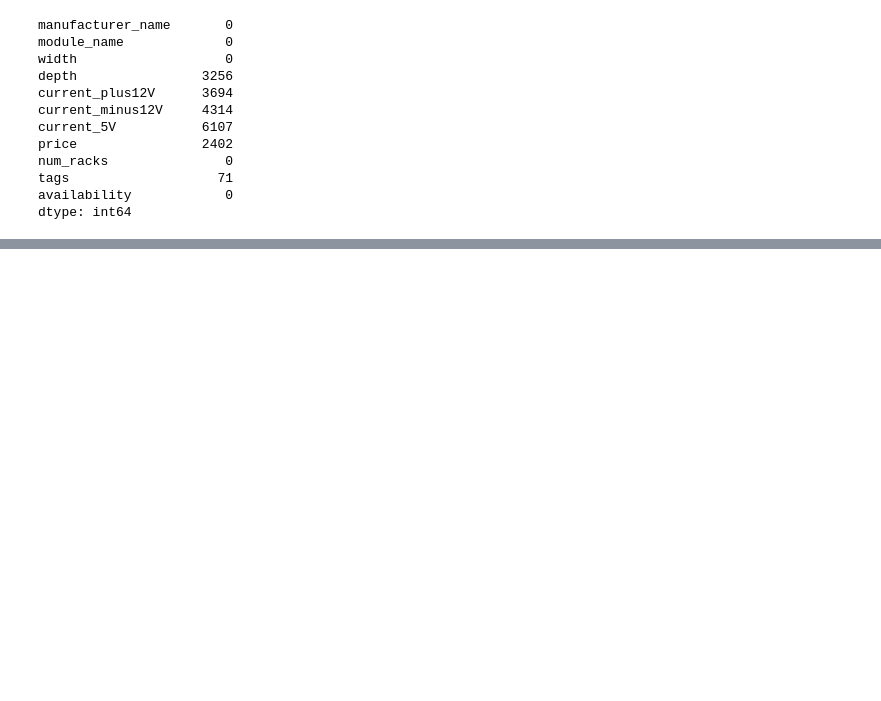
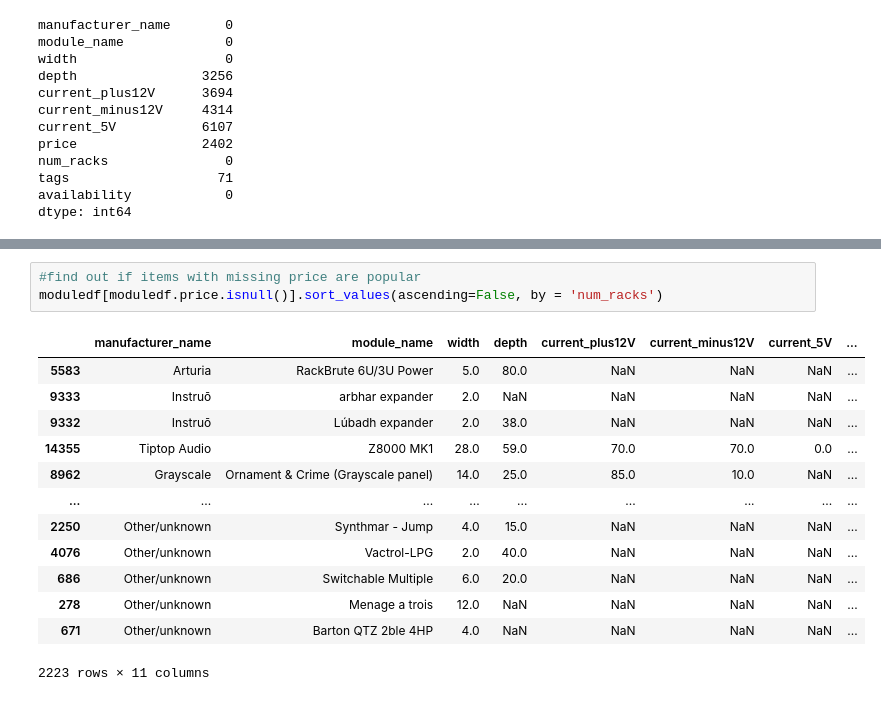
Before and after one commit to zstone00000/nycdsa_python_project, a Jupyter notebook: eurorack_inspection.ipynb, the cells around one changed output, grey strips where cells are left out. Saved outputs shown, nothing was run; the diff lists cells and outputs as text; blank space fills up the shorter version.

```diff
--- a/eurorack_inspection.ipynb
+++ b/eurorack_inspection.ipynb
@@ -50,0 +79,17 @@ dtype: int64
+# %%
+#find out if items with missing price are popular
+moduledf[moduledf.price.isnull()].sort_values(ascending=False, by = 'num_racks')
+# %% [output]
+|  | manufacturer_name | module_name | width | depth | current_plus12V | current_minus12V | current_5V | ... |
+| 5583 | Arturia | RackBrute 6U/3U Power | 5.0 | 80.0 | NaN | NaN | NaN | ... |
+| 9333 | Instruō | arbhar expander | 2.0 | NaN | NaN | NaN | NaN | ... |
+| 9332 | Instruō | Lúbadh expander | 2.0 | 38.0 | NaN | NaN | NaN | ... |
+| 14355 | Tiptop Audio | Z8000 MK1 | 28.0 | 59.0 | 70.0 | 70.0 | 0.0 | ... |
+| 8962 | Grayscale | Ornament & Crime (Grayscale panel) | 14.0 | 25.0 | 85.0 | 10.0 | NaN | ... |
+| ... | ... | ... | ... | ... | ... | ... | ... | ... |
+| 2250 | Other/unknown | Synthmar - Jump | 4.0 | 15.0 | NaN | NaN | NaN | ... |
+| 4076 | Other/unknown | Vactrol-LPG | 2.0 | 40.0 | NaN | NaN | NaN | ... |
+| 686 | Other/unknown | Switchable Multiple | 6.0 | 20.0 | NaN | NaN | NaN | ... |
+| 278 | Other/unknown | Menage a trois | 12.0 | NaN | NaN | NaN | NaN | ... |
+| 671 | Other/unknown | Barton QTZ 2ble 4HP | 4.0 | NaN | NaN | NaN | NaN | ... |
+2223 rows × 11 columns
```
Also changed, not shown: parts of 12 cells of this notebook, 1 other file.
